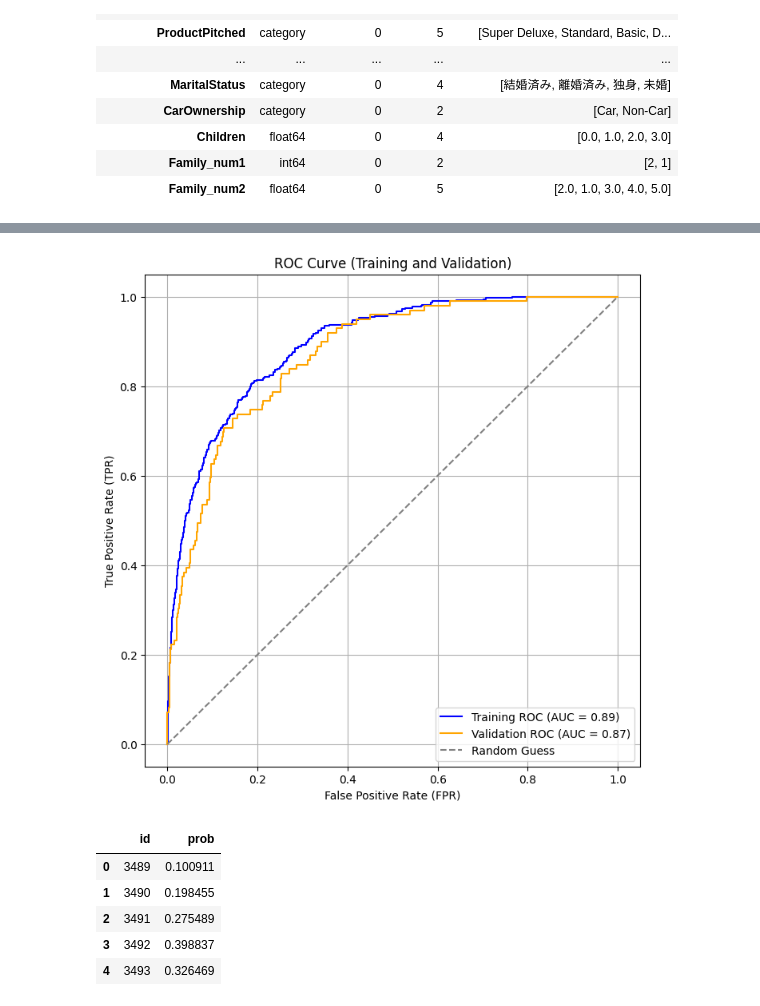
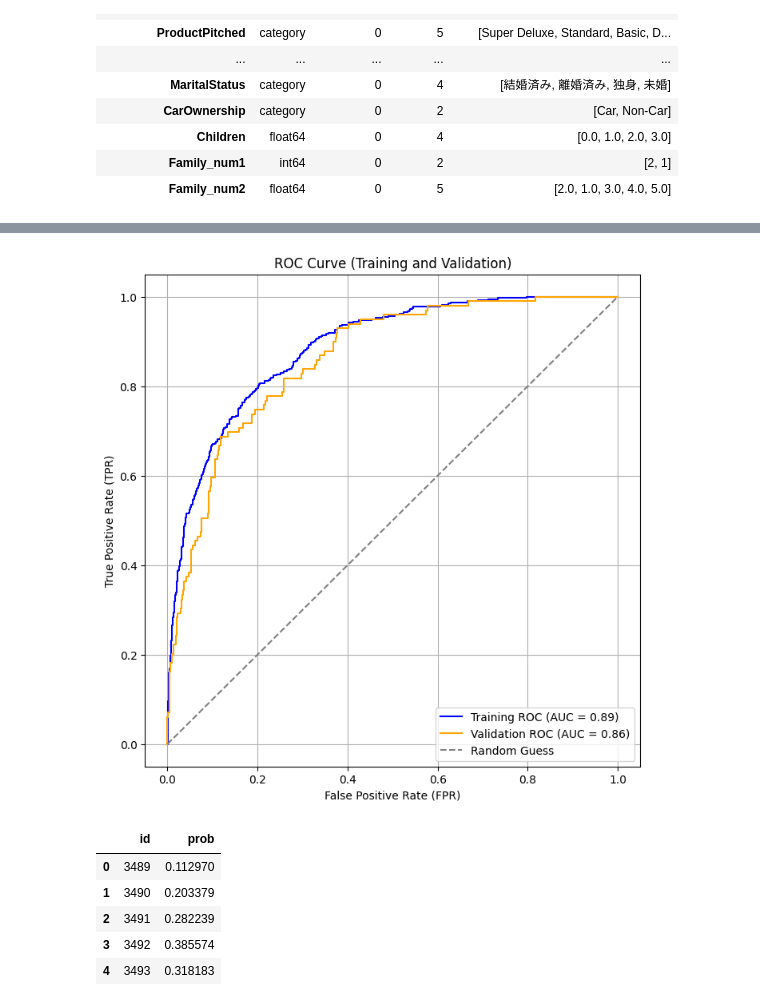
Before and after one commit to skyshine460/ProdTaken, a Jupyter notebook: ProdTaken_lightgbm.ipynb, the cells around one changed output, grey strips where cells are left out. Drawn from its saved outputs; the diff is of its cells as text; code cells hidden in the pictures.

Commit message:
prodtaken_submission8

```diff
--- a/ProdTaken_lightgbm.ipynb
+++ b/ProdTaken_lightgbm.ipynb
@@ -1209,7 +1209,7 @@ params = {
     'importance_type': 'gain',
     'verbose': -1,
     'min_data_in_leaf': 100,
-    'max_depth': 5,
+    'max_depth': 4,
     'lambda_l1': 0.1,
     'lambda_l2': 0.5,
     'feature_fraction': 0.6,
@@ -1336,28 +1336,28 @@ plt.legend(loc='lower right')
 plt.grid()
 plt.show()
 # %% [output]
-[figure, old version]
+[figure, new version]
 # %%
 # y_pred_prob = model.predict_proba(test_df[features])[:, 1]
 y_pred_prob = ensemble_predict(models, x_test)
 
 
 sub = pd.read_csv('/content/drive/MyDrive/契約予測（SIGNATE Cup 2024）/提供データ/sample_submit.csv', header=None)
 test_ids = sub.iloc[:, 0]
 
 submission = pd.DataFrame({
     'id': test_ids,
     'prob': y_pred_prob
 })
 
-submission_name = "prodtaken_submission7"
+submission_name = "prodtaken_submission8"
 
 submission.to_csv(f'{submission_name}.csv', index=False, header=None)
 submission.head()
 # %% [output]
 |  | id | prob |
-| 0 | 3489 | 0.100911 |
-| 1 | 3490 | 0.198455 |
-| 2 | 3491 | 0.275489 |
-| 3 | 3492 | 0.398837 |
-| 4 | 3493 | 0.326469 |
+| 0 | 3489 | 0.112970 |
+| 1 | 3490 | 0.203379 |
+| 2 | 3491 | 0.282239 |
+| 3 | 3492 | 0.385574 |
+| 4 | 3493 | 0.318183 |
```
Also changed, not shown: parts of 2 cells of this notebook.
